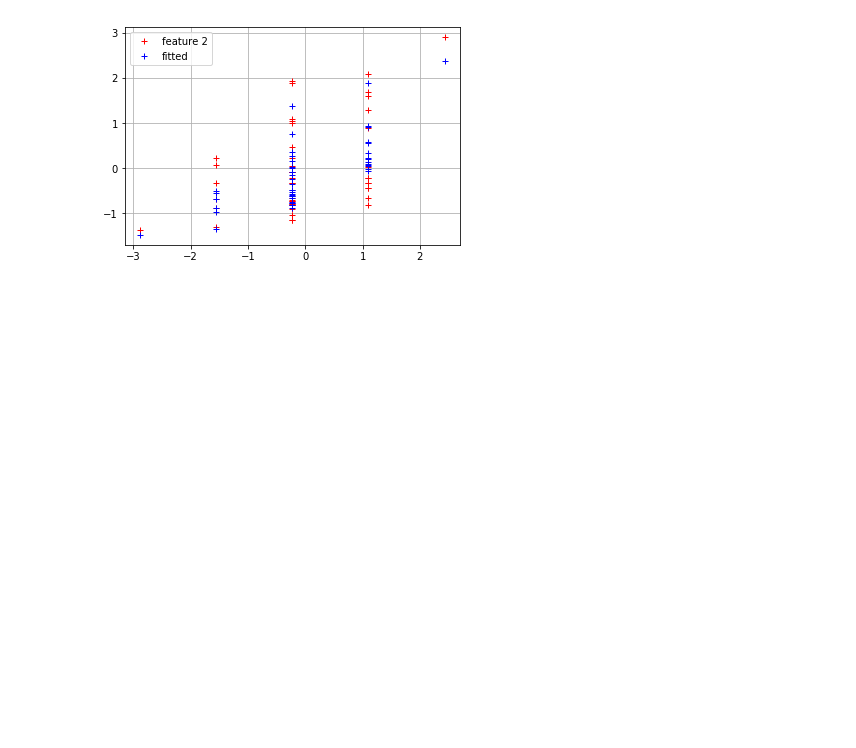
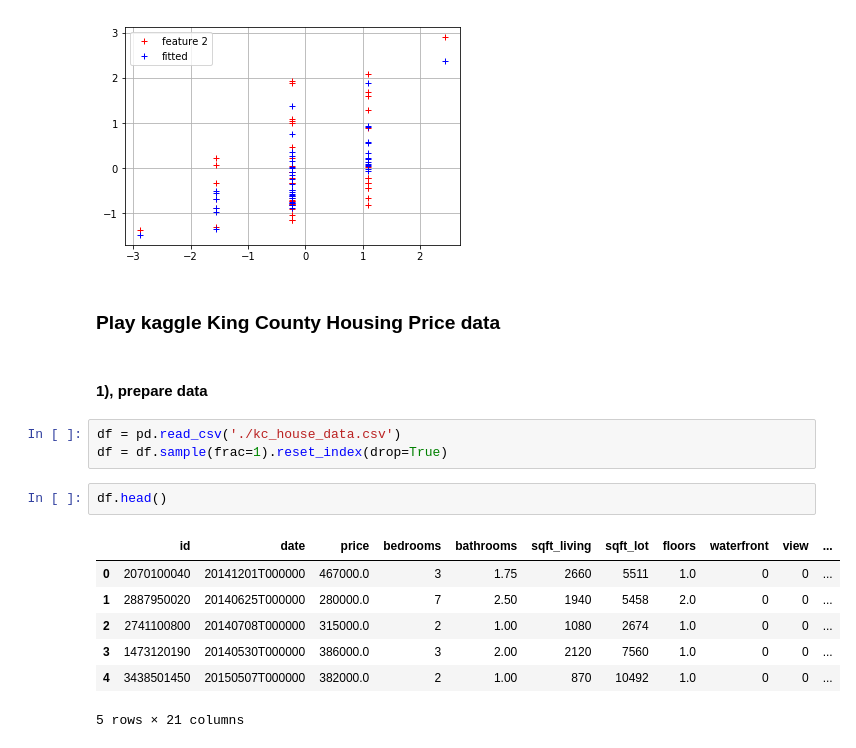
Before and after one commit to hdup/mlc, a Jupyter notebook: stage-1-anti-captcha/sample-code-linear-regression-coursera-data.ipynb, the cells around one changed output. Drawn from its saved outputs; the diff is of its cells as text; blank space fills up the shorter version.

Commit message:
some minor tunning on linear model sample, add kc data

```diff
--- a/stage-1-anti-captcha/sample-code-linear-regression-coursera-data.ipynb
+++ b/stage-1-anti-captcha/sample-code-linear-regression-coursera-data.ipynb
@@ -149,3 +149,20 @@ training finished!
 final cost: 0.16598999306478507
 [figure]
 [figure]
+# %% [markdown]
+### Play kaggle King County Housing Price data
+# %% [markdown]
+#### 1), prepare data
+# %%
+df = pd.read_csv('./kc_house_data.csv')
+df = df.sample(frac=1).reset_index(drop=True)
+# %%
+df.head()
+# %% [output]
+|  | id | date | price | bedrooms | bathrooms | sqft_living | sqft_lot | floors | waterfront | view | ... |
+| 0 | 2070100040 | 20141201T000000 | 467000.0 | 3 | 1.75 | 2660 | 5511 | 1.0 | 0 | 0 | ... |
+| 1 | 2887950020 | 20140625T000000 | 280000.0 | 7 | 2.50 | 1940 | 5458 | 2.0 | 0 | 0 | ... |
+| 2 | 2741100800 | 20140708T000000 | 315000.0 | 2 | 1.00 | 1080 | 2674 | 1.0 | 0 | 0 | ... |
+| 3 | 1473120190 | 20140530T000000 | 386000.0 | 3 | 2.00 | 2120 | 7560 | 1.0 | 0 | 0 | ... |
+| 4 | 3438501450 | 20150507T000000 | 382000.0 | 2 | 1.00 | 870 | 10492 | 1.0 | 0 | 0 | ... |
+5 rows × 21 columns
```
Also changed, not shown: parts of 3 cells of this notebook, 3 other files.
